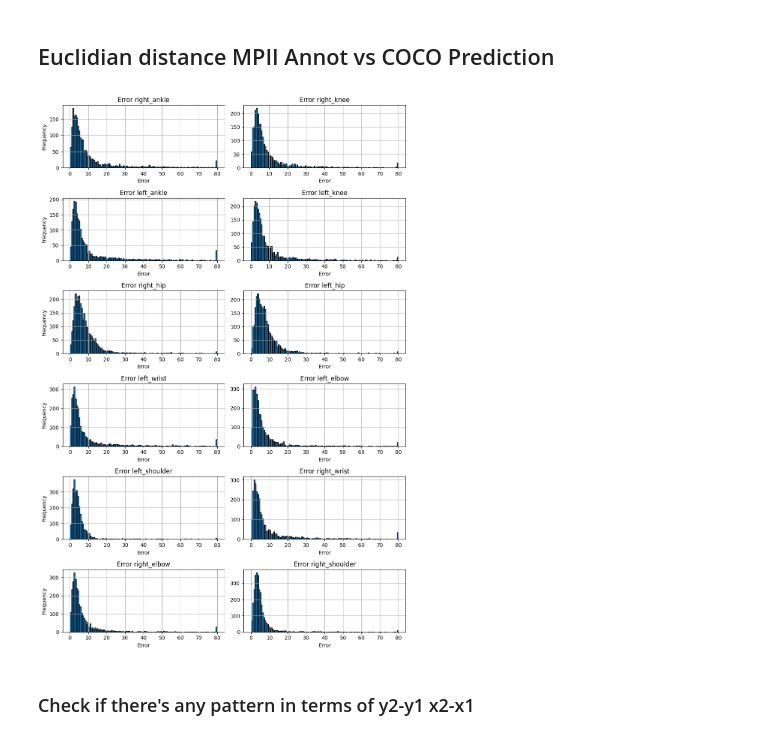
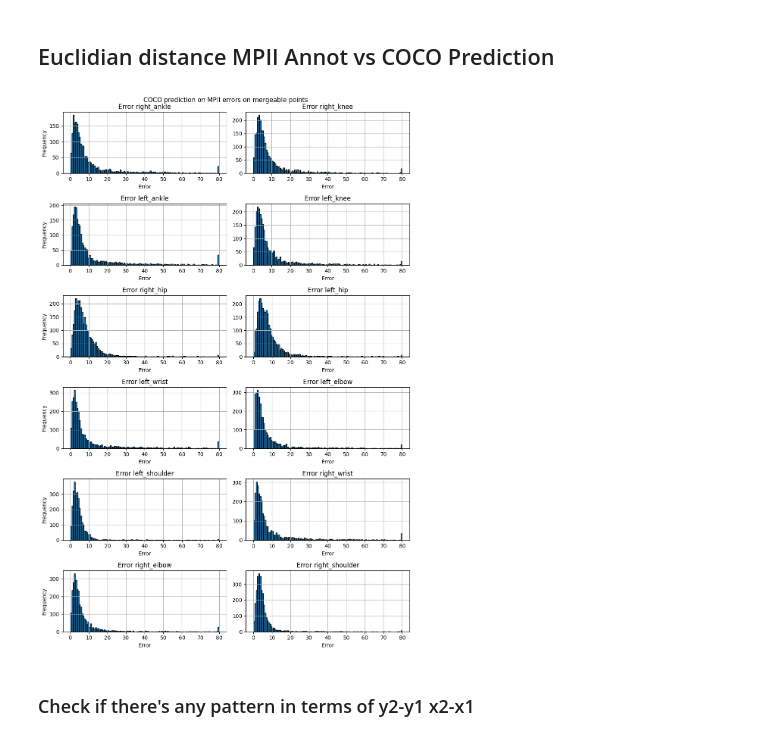
Before and after one commit to bilguudeiblgd/mapping-HPE-representations, a Jupyter notebook: error_distribution.ipynb, the cells around one changed output. Saved outputs shown, nothing was run; the diff lists cells and outputs as text; code cells hidden in the pictures.

```diff
--- a/error_distribution.ipynb
+++ b/error_distribution.ipynb
@@ -17,6 +17,8 @@ with open(ROOT_FOLDER + '/repos/scripts/coco_pred_on_mpii/pred.json', 'r') as f:
 
 with open(ROOT_FOLDER + '/repos/scripts/mpii_pred_on_mpii/pred.json', 'r') as f:
     annot_pred_mpii = json.load(f)
+with open(ROOT_FOLDER + '/repos/scripts/mpii_pred_on_mpii/resnet_pred.json', 'r') as f:
+    annot_better_pred_mpii = json.load(f)
 # %%
 len_truth = len(annot_truth)
 print(len_truth)
@@ -96,23 +98,24 @@ coco_pred_on_mpii_errors = errors
 # %%
 # left leg error
 
 # Generate some example errors (replace this with your actual errors)
 # errors = np.clip(0,100)
 # Plot the histogram of errors
 fig, axs = plt.subplots(nrows=(len(errors)+1)//2, ncols=2, figsize=(10,15))
+fig.suptitle('COCO prediction on MPII errors on mergeable points')
 for i in range(len(errors)):
   row = i // 2
   col = i % 2
   axs[row,col].hist(np.clip(errors[i], 0, 80), bins=120, edgecolor='black')
   axs[row,col].set_title(f'Error {mapping_names[i]}')
   axs[row,col].set_xlabel('Error')
   axs[row,0].set_ylabel('Frequency')
   axs[row,col].grid(True)
 plt.tight_layout()
 plt.show()
 
 # TODO: normalize depending on image by the bounding box
 # %% [output]
-[figure, old version]
+[figure, new version]
 # %% [markdown]
 ### Check if there's any pattern in terms of y2-y1 x2-x1
```
Also changed, not shown: parts of 9 cells of this notebook, 2 other files.
